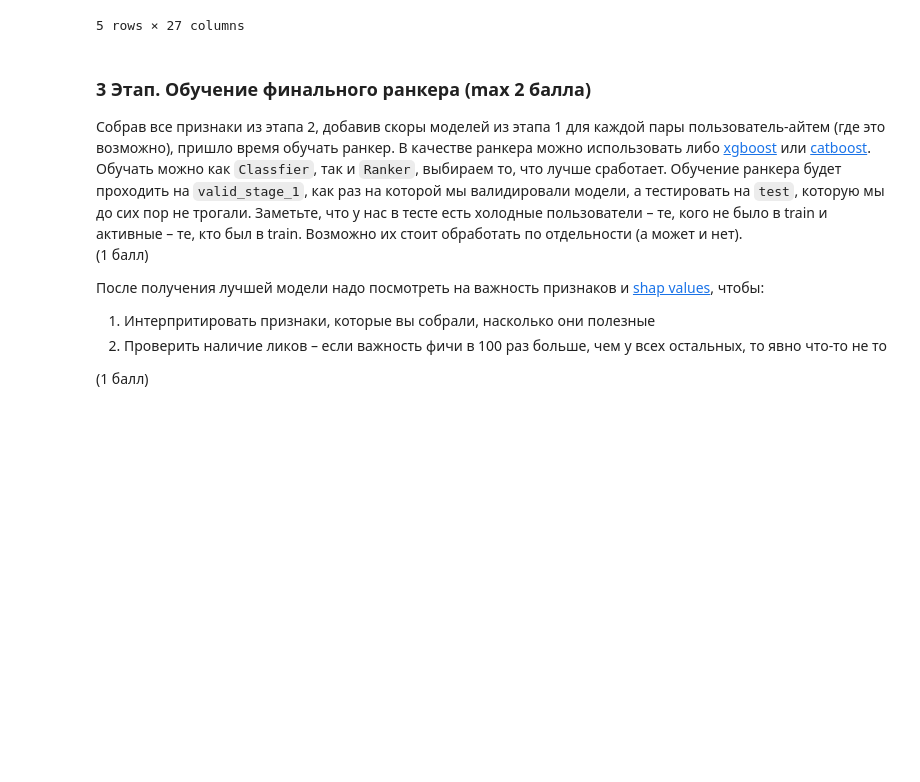
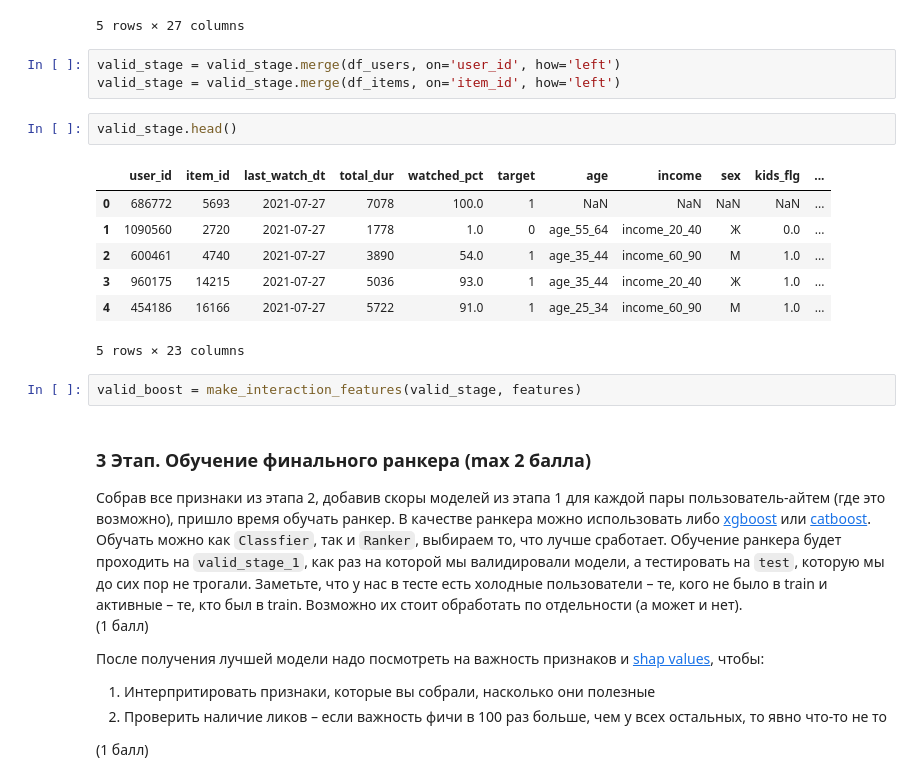
Before and after one commit to xanderkov/HSE-RecSys, a Jupyter notebook: hw-03/HSE RecSys HW3.ipynb, the cells around one changed output. Drawn from its saved outputs; the diff is of its cells as text; blank space fills up the shorter version.

```diff
--- a/hw-03/HSE RecSys HW3.ipynb
+++ b/hw-03/HSE RecSys HW3.ipynb
@@ -545,6 +542,21 @@ boost.head()
 | 3 | 306374 | 3095 | 2021-03-13 | 2865 | 44.0 | 0 | NaN | NaN | NaN | NaN | ... |
 | 4 | 505923 | 3221 | 2021-03-13 | 12765 | 100.0 | 1 | age_35_44 | income_40_60 | Ж | 1.0 | ... |
 5 rows × 27 columns
+# %%
+valid_stage = valid_stage.merge(df_users, on='user_id', how='left')
+valid_stage = valid_stage.merge(df_items, on='item_id', how='left')
+# %%
+valid_stage.head()
+# %% [output]
+|  | user_id | item_id | last_watch_dt | total_dur | watched_pct | target | age | income | sex | kids_flg | ... |
+| 0 | 686772 | 5693 | 2021-07-27 | 7078 | 100.0 | 1 | NaN | NaN | NaN | NaN | ... |
+| 1 | 1090560 | 2720 | 2021-07-27 | 1778 | 1.0 | 0 | age_55_64 | income_20_40 | Ж | 0.0 | ... |
+| 2 | 600461 | 4740 | 2021-07-27 | 3890 | 54.0 | 1 | age_35_44 | income_60_90 | М | 1.0 | ... |
+| 3 | 960175 | 14215 | 2021-07-27 | 5036 | 93.0 | 1 | age_35_44 | income_20_40 | Ж | 1.0 | ... |
+| 4 | 454186 | 16166 | 2021-07-27 | 5722 | 91.0 | 1 | age_25_34 | income_60_90 | М | 1.0 | ... |
+5 rows × 23 columns
+# %%
+valid_boost = make_interaction_features(valid_stage, features)
 # %% [markdown]
 
 ### 3 Этап. Обучение финального ранкера (max 2 балла)
```
Also changed, not shown: parts of 12 cells of this notebook.
